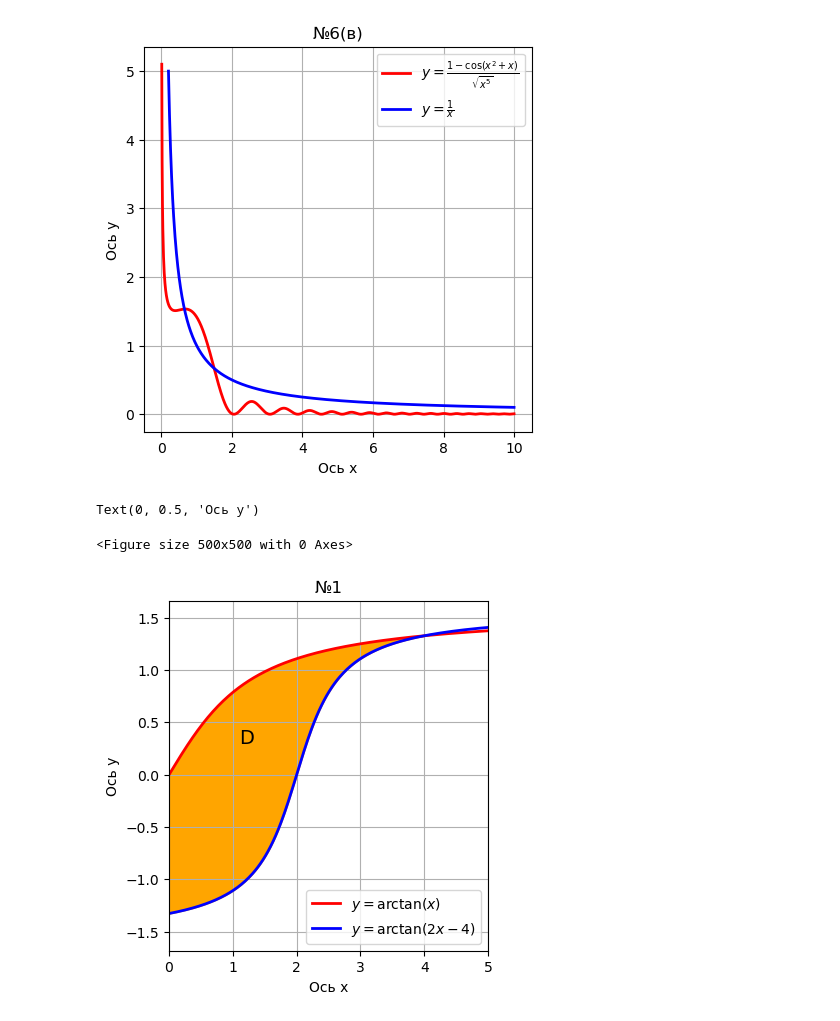
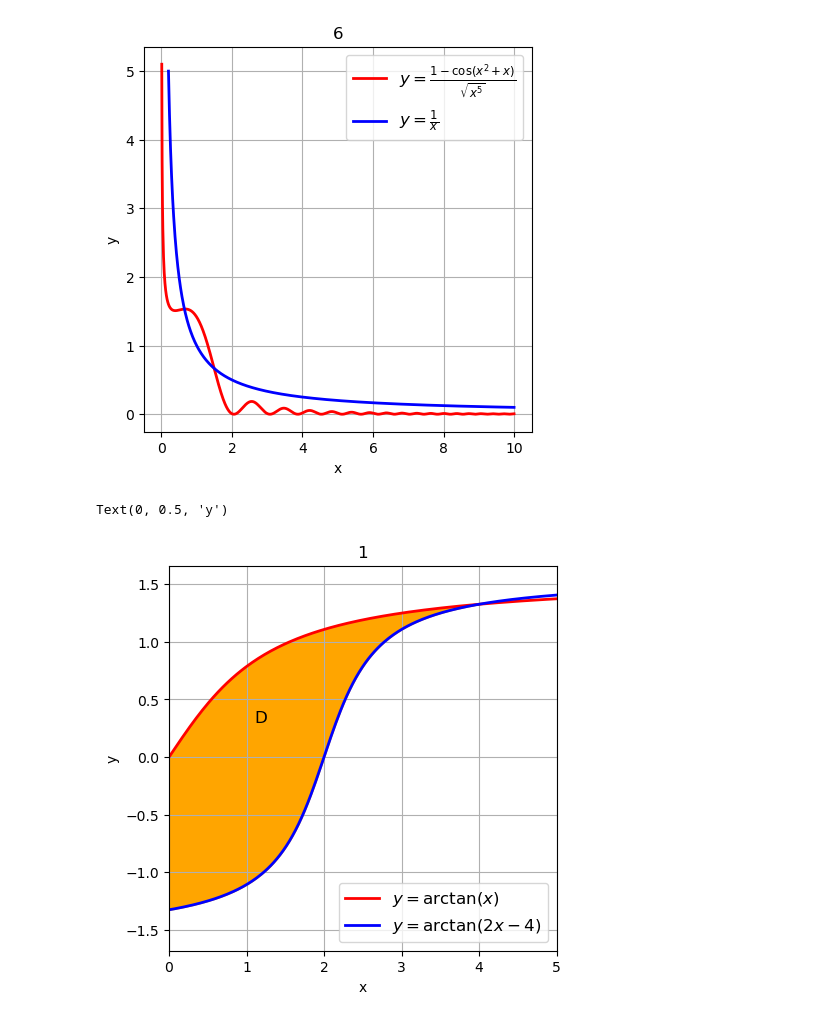
Before and after one commit to Platon19/test2, a Jupyter notebook: graph_new.ipynb, the cells around one changed output. Cells and saved outputs as stored; diff of their text form; code cells hidden in the pictures.

```diff
--- a/graph_new.ipynb
+++ b/graph_new.ipynb
@@ -38,51 +38,46 @@ y1=1/x1
 plt.plot(x1,y1,color="blue",lw=2,label=r'$y=\frac{1}{x}}$')
 
 
-plt.legend()
+plt.legend(prop ={'size' :12})
 plt.grid()
-plt.title('№6(в)')
-plt.xlabel('Oсь x')
-plt.ylabel('Oсь y')
-
+plt.title('6')
+plt.xlabel('x')
+plt.ylabel('y')
 
 
 
 
 plt.show()
 # %% [output]
-[figure, old version]
+[figure, new version]
 # %%
 plt.figure(figsize=(5,5))
 x=np.linspace(-10,10,1000)
 y=np.arctan(x)
 y1=np.arctan(2*x-4)
-points=np.array([0, np.pi, 2*np.pi,  3*np.pi, 4*np.pi, 5*np.pi])
-labels=[r'$0$',r'$\pi$',r'$2\pi$',r'$3\pi$',r'$4\pi$',r'$5\pi$']
-plt.figure(figsize=(14,10))
-plt.subplot(231)
+
 
 
 area=np.linspace(0,4,1000)
 y_area_top=np.arctan(area)
 y_area_low=np.arctan(2*area-4)
 plt.fill_between(area,y_area_top,y_area_low,color='orange')
 
 
 plt.plot(x,y,color='red',lw=2, ls='solid',label=r'$y=\arctan(x)$')
 plt.plot(x,y1,lw=2,label=r'$y=\arctan(2x-4)$',color='blue')
 
 
-plt.text(1.1,0.3,"D", fontsize=14)
+plt.text(1.1,0.3,"D", fontsize=12)
 plt.xlim(0,5)
 plt.grid()
-plt.legend(loc=0)
-plt.title('№1')
-plt.xlabel('Oсь x')
-plt.ylabel('Oсь y')
+plt.legend(loc=0, prop={'size':12})
+plt.title('1')
+plt.xlabel('x')
+plt.ylabel('y')
 # %% [output]
-Text(0, 0.5, 'Oсь y')
+Text(0, 0.5, 'y')
-<Figure size 500x500 with 0 Axes>
-[figure, old version]
+[figure, new version]
 # %%
 plt.figure(figsize=(5,5))
 y=np.linspace(2,6,1000)
```
Also changed, not shown: parts of 6 cells of this notebook, 4 other files.
